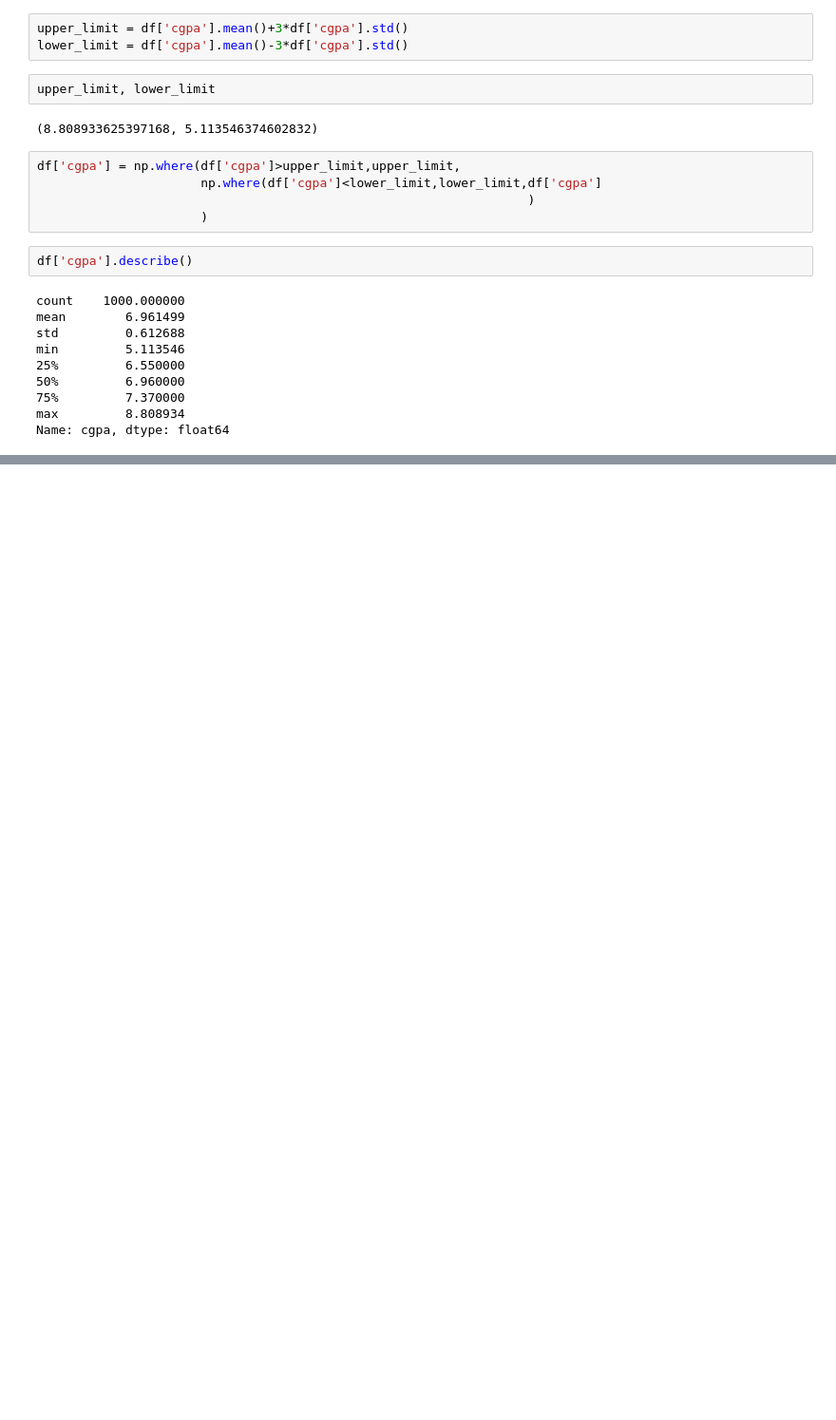
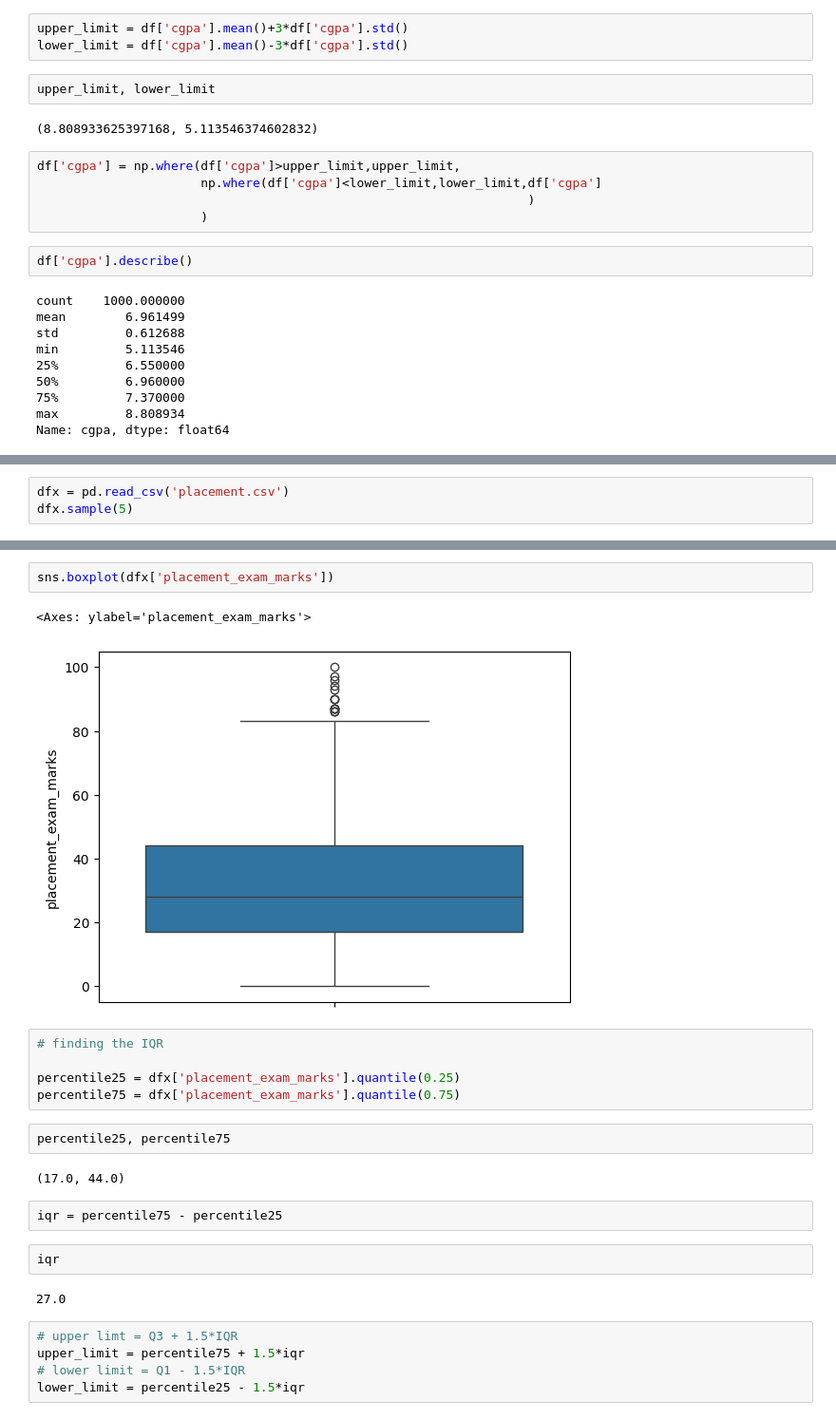
Before and after one commit to tiwariPratyush/ML, a Jupyter notebook: Feature_Engineering/outliers.ipynb, the cells around one changed output, grey strips where cells are left out. Shown at 95% size. Saved outputs shown, nothing was run; the diff lists cells and outputs as text; blank space fills up the shorter version.

```diff
--- a/Feature_Engineering/outliers.ipynb
+++ b/Feature_Engineering/outliers.ipynb
@@ -174,0 +178,3 @@ Name: cgpa, dtype: float64
+# %%
+dfx = pd.read_csv('placement.csv')
+dfx.sample(5)
@@ -174,0 +223,25 @@ Name: cgpa, dtype: float64
+# %%
+sns.boxplot(dfx['placement_exam_marks'])
+# %% [output]
+<Axes: ylabel='placement_exam_marks'>
+[figure, added]
+# %%
+# finding the IQR
+
+percentile25 = dfx['placement_exam_marks'].quantile(0.25)
+percentile75 = dfx['placement_exam_marks'].quantile(0.75)
+# %%
+percentile25, percentile75
+# %% [output]
+(17.0, 44.0)
+# %%
+iqr = percentile75 - percentile25
+# %%
+iqr
+# %% [output]
+27.0
+# %%
+# upper limt = Q3 + 1.5*IQR
+upper_limit = percentile75 + 1.5*iqr
+# lower limit = Q1 - 1.5*IQR
+lower_limit = percentile25 - 1.5*iqr
```
Also changed, not shown: parts of 13 cells of this notebook.
